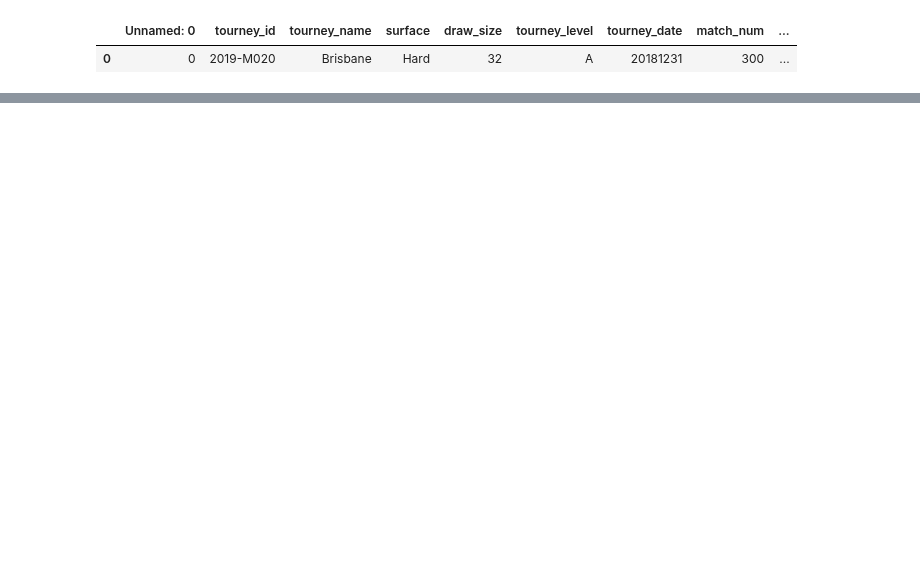
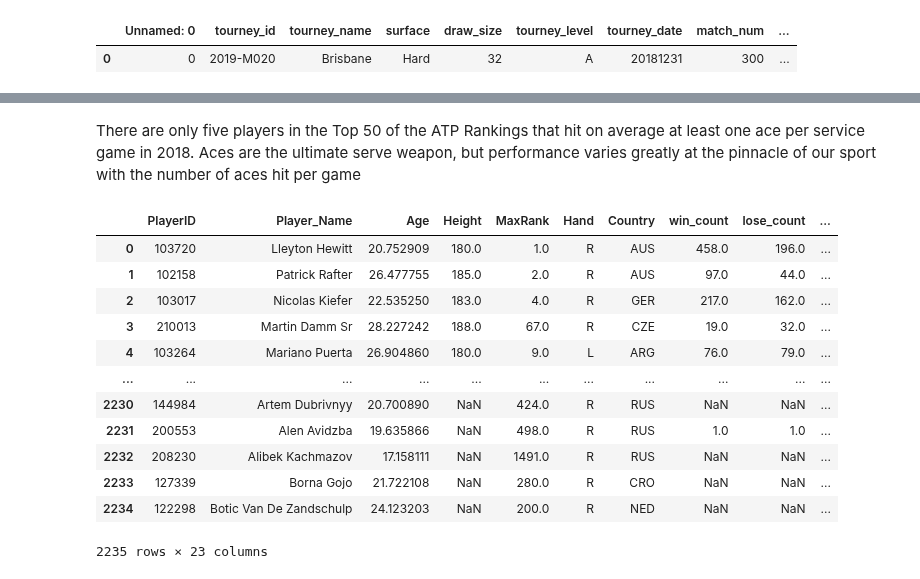
Before and after one commit to Racket-Science/Tennis-Match-Predictions, a Jupyter notebook: Notebooks/PlayerDatabse_Builder.ipynb, the cells around one changed output, grey strips where cells are left out. Cells and saved outputs as stored; diff of their text form; code cells hidden in the pictures; blank space fills up the shorter version.

```diff
--- a/Notebooks/PlayerDatabse_Builder.ipynb
+++ b/Notebooks/PlayerDatabse_Builder.ipynb
@@ -120,0 +84,5 @@ Length: 81, dtype: object
+# %%
+# Win Count DF
+win_count = df.groupby('winner_id')[['winner_name']].agg('count').sort_values(by='winner_id').astype(int).reset_index()
+win_count = win_count.rename(columns={'winner_name': 'win_count', 'winner_id' : 'PlayerID'})
+win_count
@@ -120,0 +103,5 @@ Length: 81, dtype: object
+# %%
+# Loss Count DF
+loss_count = df.groupby('loser_id')[['loser_name']].agg('count').sort_values(by='loser_id').astype(int).reset_index()
+loss_count = loss_count.rename(columns={'loser_name': 'lose_count', 'loser_id' : 'PlayerID'})
+loss_count
@@ -120,0 +249,21 @@ Length: 81, dtype: object
+# %%
+### ACES
+loss_aces = df.groupby('loser_id')[['l_ace']].agg('count').reset_index()
+loss_aces = loss_aces.rename(columns={'loser_id' : 'PlayerID', 'lose_count': 'ace_count_lost'})
+
+win_aces = df.groupby('winner_id')[['w_ace']].agg('count').reset_index()
+win_aces = win_aces.rename(columns={'winner_id' : 'PlayerID', 'win_count':'ace_count_win'})
+
+data_frames = [loss_aces, win_aces]
+
+aces = reduce(lambda  left,right: pd.merge(left,right,on=['PlayerID'],
+                                            how='left'), data_frames)
+aces['ace_count'] = aces['l_ace'] + aces['w_ace']
+
+data_frames = [aces, win_loss]
+aces = reduce(lambda  left,right: pd.merge(left,right,on=['PlayerID'],
+                                            how='left'), data_frames)
+aces['aces_per_game'] = round((aces['ace_count'] / aces['match_count']),3)
+columns_drop =['win_count', 'lose_count', 'match_count', 'win%']
+aces = aces.drop(columns_drop, 1)
+aces
@@ -120,0 +284,26 @@ Length: 81, dtype: object
+# %% [markdown]
+There are only five players in the Top 50 of the ATP Rankings that hit on average at least one ace per service game in 2018. Aces are the ultimate serve weapon, but performance varies greatly at the pinnacle of our sport with the number of aces hit per game
+# %%
+## COMBINING ALL DATAFRAMES TOGETHER
+
+from functools import reduce
+
+data_frames = [PlayerData, win_loss, aces, serve_pts, breakpoints]
+
+PD_merge = reduce(lambda  left,right: pd.merge(left,right,on=['PlayerID'],
+                                            how='left'), data_frames)
+PD_merge
+# %% [output]
+|  | PlayerID | Player_Name | Age | Height | MaxRank | Hand | Country | win_count | lose_count | ... |
+| 0 | 103720 | Lleyton Hewitt | 20.752909 | 180.0 | 1.0 | R | AUS | 458.0 | 196.0 | ... |
+| 1 | 102158 | Patrick Rafter | 26.477755 | 185.0 | 2.0 | R | AUS | 97.0 | 44.0 | ... |
+| 2 | 103017 | Nicolas Kiefer | 22.535250 | 183.0 | 4.0 | R | GER | 217.0 | 162.0 | ... |
+| 3 | 210013 | Martin Damm Sr | 28.227242 | 188.0 | 67.0 | R | CZE | 19.0 | 32.0 | ... |
+| 4 | 103264 | Mariano Puerta | 26.904860 | 180.0 | 9.0 | L | ARG | 76.0 | 79.0 | ... |
+| ... | ... | ... | ... | ... | ... | ... | ... | ... | ... | ... |
+| 2230 | 144984 | Artem Dubrivnyy | 20.700890 | NaN | 424.0 | R | RUS | NaN | NaN | ... |
+| 2231 | 200553 | Alen Avidzba | 19.635866 | NaN | 498.0 | R | RUS | 1.0 | 1.0 | ... |
+| 2232 | 208230 | Alibek Kachmazov | 17.158111 | NaN | 1491.0 | R | RUS | NaN | NaN | ... |
+| 2233 | 127339 | Borna Gojo | 21.722108 | NaN | 280.0 | R | CRO | NaN | NaN | ... |
+| 2234 | 122298 | Botic Van De Zandschulp | 24.123203 | NaN | 200.0 | R | NED | NaN | NaN | ... |
+2235 rows × 23 columns
```
Also changed, not shown: parts of 49 cells of this notebook.
